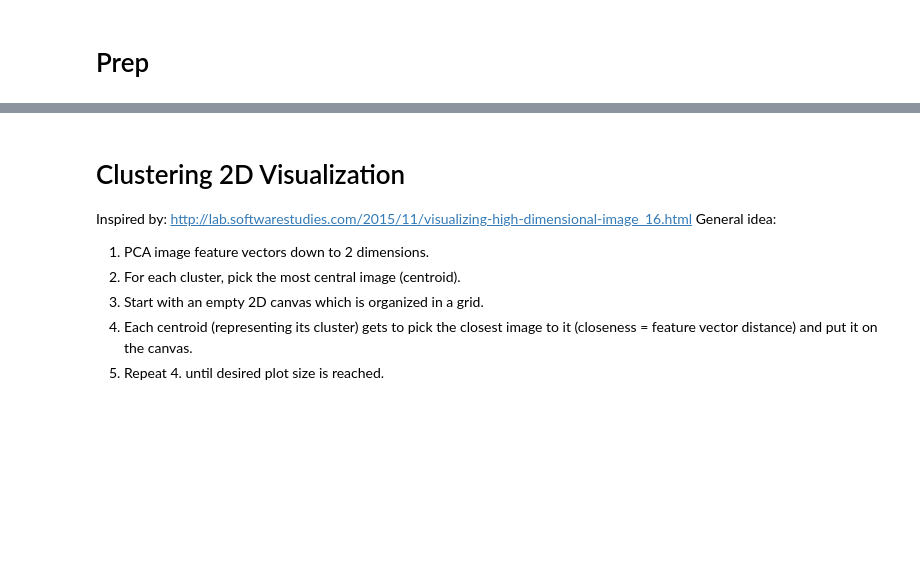
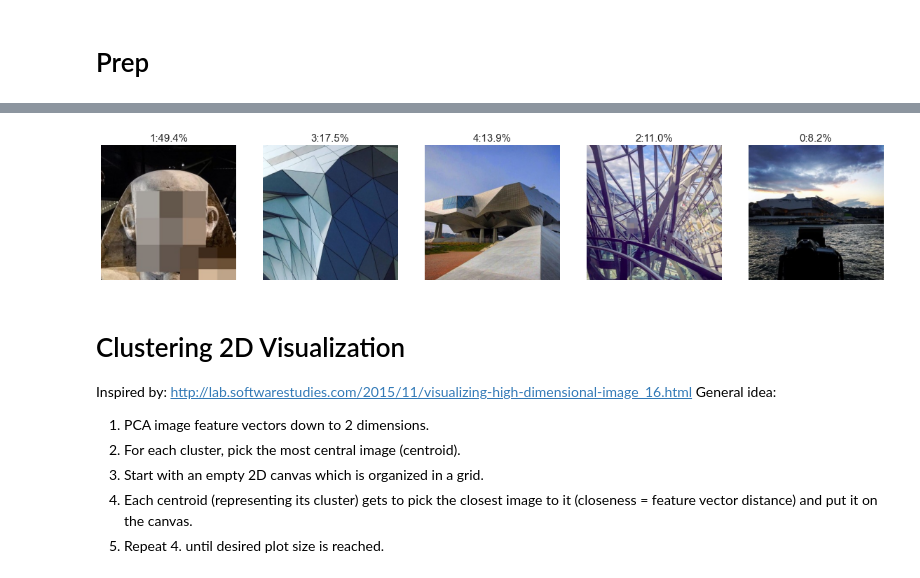
Before and after one commit to solfang/2DImageViz, a Jupyter notebook: 2DClusteringViz.ipynb, the cells around one changed output, grey strips where cells are left out. Cells and saved outputs as stored; diff of their text form; code cells hidden in the pictures; blank space fills up the shorter version.

Commit message:
re-factor visualization code for clarity

```diff
--- a/2DClusteringViz.ipynb
+++ b/2DClusteringViz.ipynb
@@ -74,13 +78,13 @@ def image_name_to_index(fname, imagelist):
 # %% [markdown]
 # Prep
 # %%
-features = np.load("feature_vectors.npy")
-db_all = get_images_from_imagelist("image_db.txt")
-db_all_folder = "image_db"
-label_df_project = pd.read_csv("image_labels.csv")
+data_path = "Data"
+features = np.load(os.path.join(data_path, "feature_vectors.npy"))
+image_db = get_images_from_imagelist(os.path.join(data_path, "image_db.txt"))
+image_db_folder = os.path.join(data_path, "image_db")
+# label_df_project = pd.read_csv("image_labels.csv")
 
 # Convert table structure into dictionary
-grouped_df = label_df_project.groupby('Building')['Image'].apply(list)
-macro_cluster_dict = grouped_df.to_dict()
+# grouped_df = label_df_project.groupby('Building')['Image'].apply(list)
 
 output_file = os.path.join("entourage.png")
@@ -86,0 +113,4 @@ output_file = os.path.join("entourage.png")
+# %%
+n_clusters = 5
+clustering, labels, labels_freq, clusters, features_pca = perform_clustering(features, n_clusters, pca_components=20)
+clusters
@@ -86,0 +135,5 @@ output_file = os.path.join("entourage.png")
+# %%
+# viz_clusters(clusters, image_db, image_db_folder, show_n_per_cluster=10, show_pics=True, show_centroids="one",features=features)
+viz_clusters_compact(clusters, image_db, image_db_folder, features, do_print=False)
+# %% [output]
+[figure, added]
```
Also changed, not shown: parts of 9 cells of this notebook, 1 other file.
